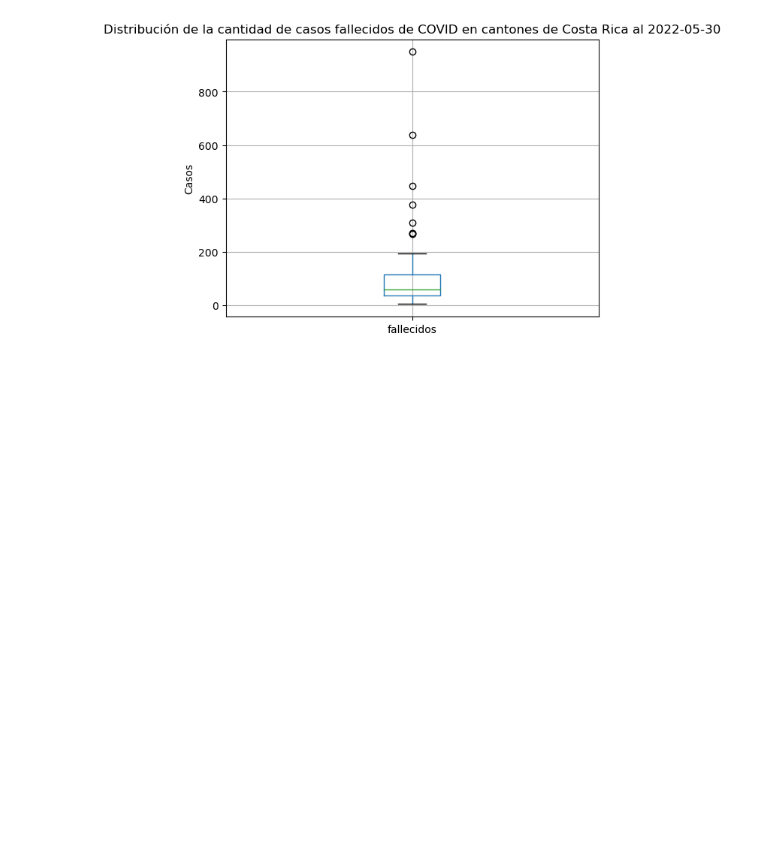
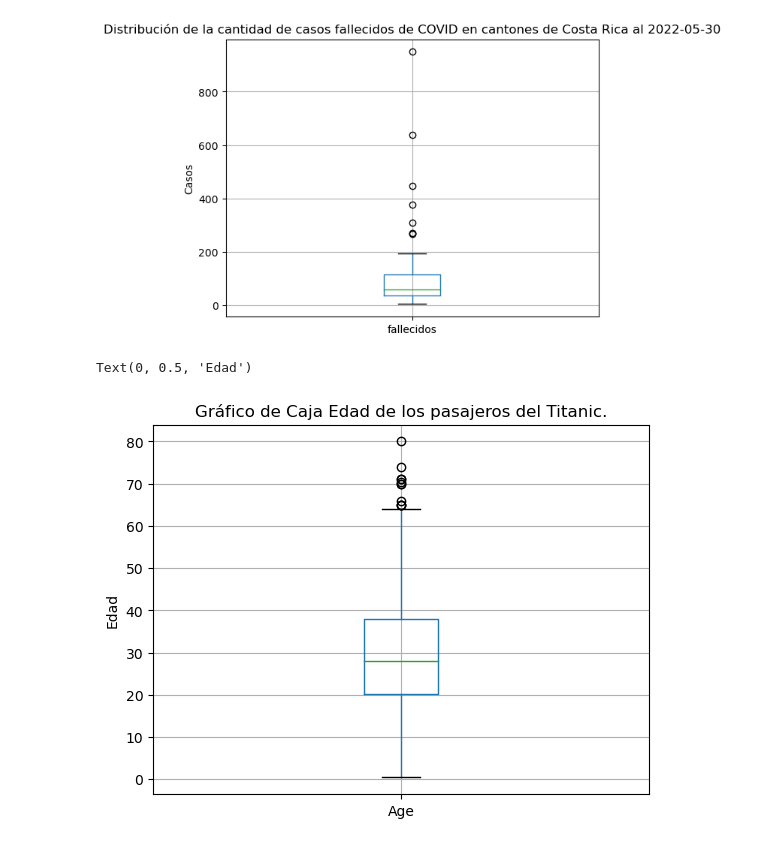
Before and after one commit to Joseumaa13/Visualizacion_datos, a Jupyter notebook: VisualizacionDatos.ipynb, the cells around one changed output. Cells and saved outputs as stored; diff of their text form; code cells hidden in the pictures; blank space fills up the shorter version.

Commit message:
cajas

```diff
--- a/VisualizacionDatos.ipynb
+++ b/VisualizacionDatos.ipynb
@@ -306,3 +306,13 @@ plt.ylabel("Casos")
 # %% [output]
 Text(0, 0.5, 'Casos')
 [figure]
+# %%
+# Gráfico de caja
+titanic.boxplot(column="Age")
+
+# Título y etiquetas en los ejes
+plt.title("Gráfico de Caja Edad de los pasajeros del Titanic.")
+plt.ylabel("Edad")
+# %% [output]
+Text(0, 0.5, 'Edad')
+[figure, added]
```
